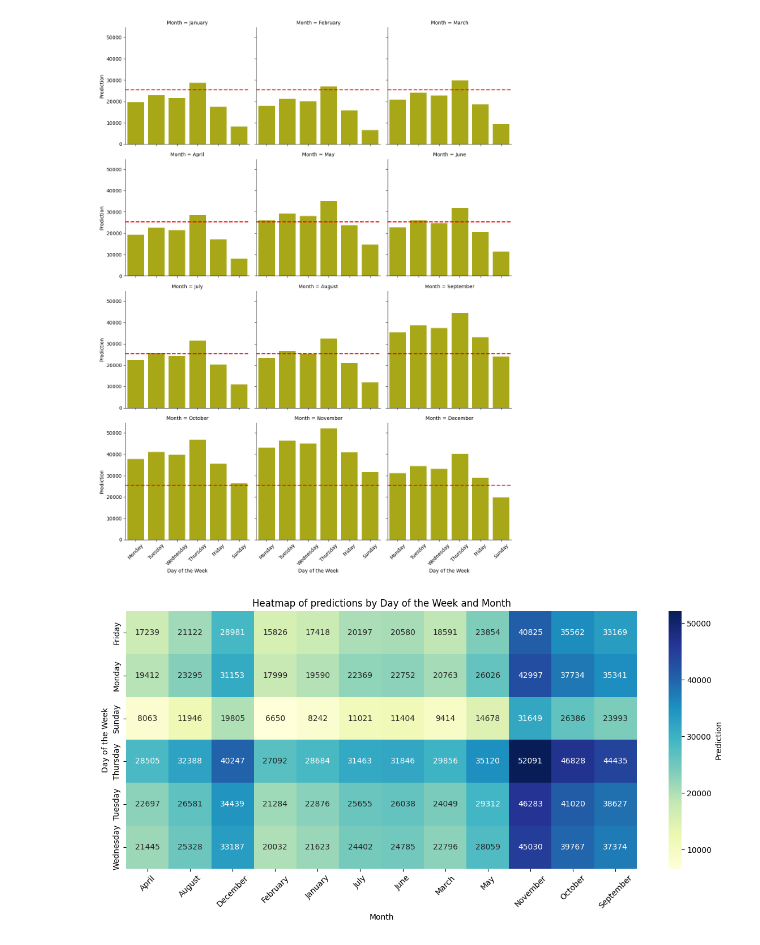
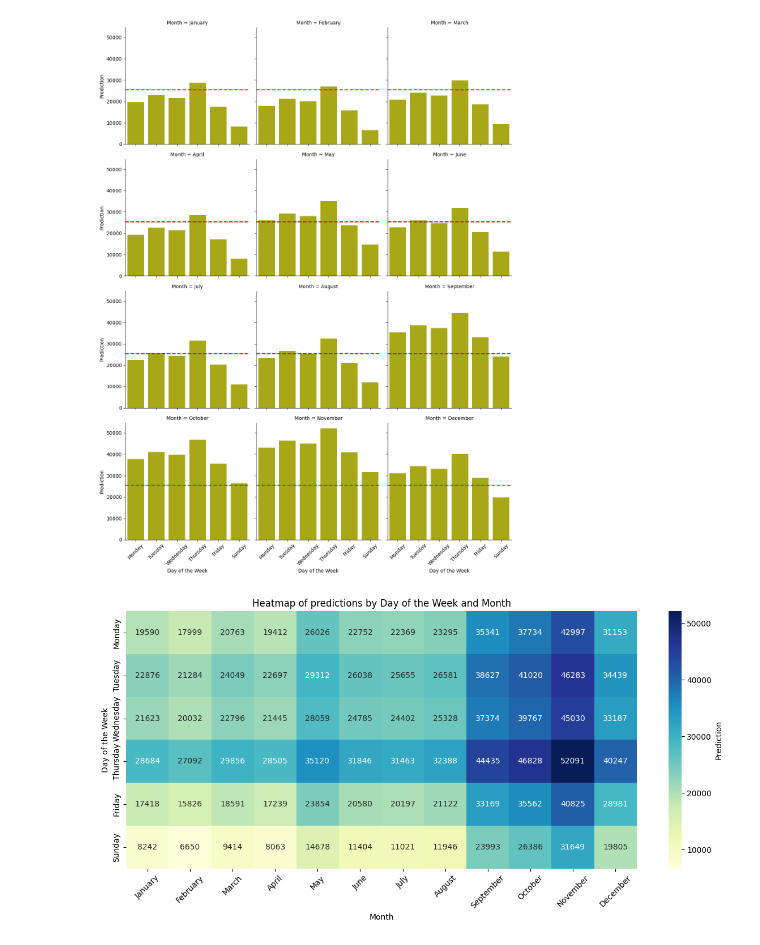
Before and after one commit to Prisze/AAI-500, a Jupyter notebook: Master.ipynb, the cells around one changed output. Cells and saved outputs as stored; diff of their text form; code cells hidden in the pictures.

Commit message:
reorder the month on heatmap

```diff
--- a/Master.ipynb
+++ b/Master.ipynb
@@ -270,17 +270,18 @@ plt.show()
 # %%
 # Draw as heatmap
 heatmap_data = result.pivot(index='Day of the Week', columns='Month', values='Prediction')
+heatmap_data = heatmap_data.reindex(index=days_of_week, columns=months_of_year)
 
 plt.figure(figsize=(12, 6))
 sns.heatmap(heatmap_data, annot=True, fmt='.0f', cmap='YlGnBu', cbar_kws={'label': 'Prediction'})
 
 # Rotate X labels
 plt.xticks(rotation=45)
 plt.title('Heatmap of predictions by Day of the Week and Month')
 plt.xlabel('Month')
 plt.ylabel('Day of the Week')
 
 plt.tight_layout()
 plt.show()
 # %% [output]
-[figure, old version]
+[figure, new version]
```
